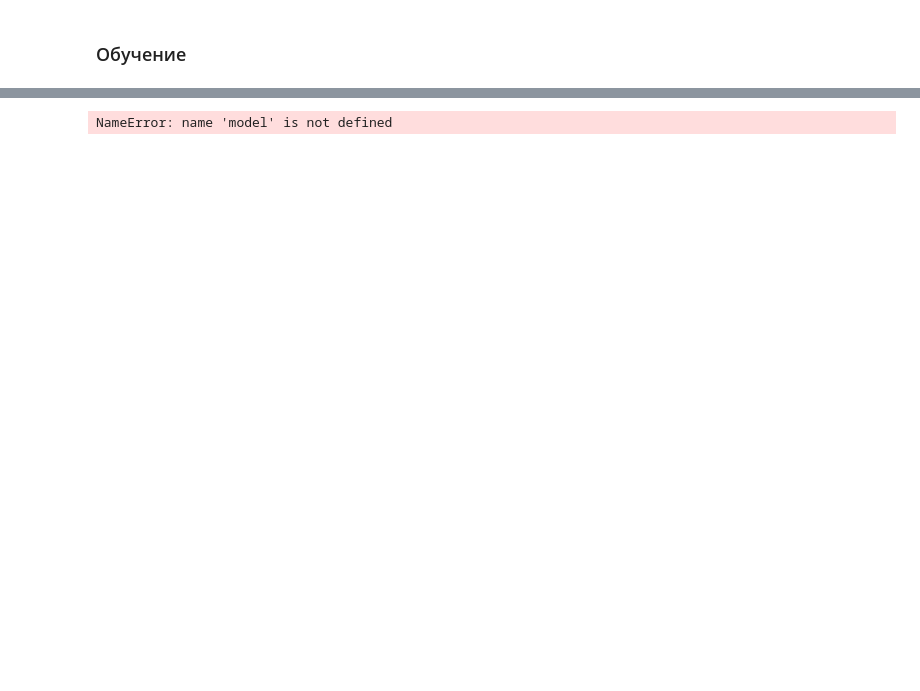
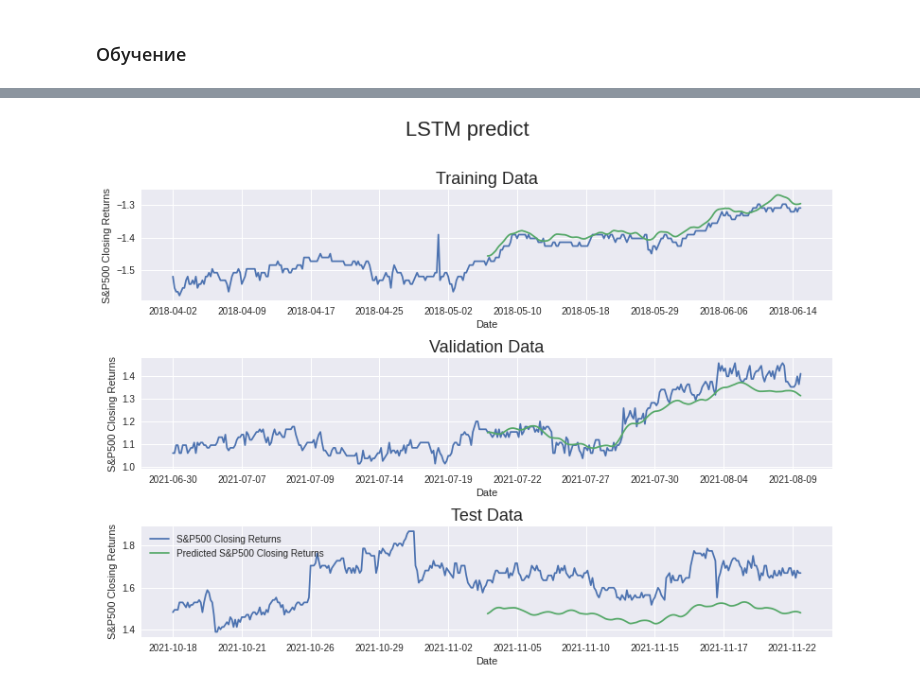
Before and after one commit to NOTfedos/neurorep, a Jupyter notebook: my_final_LSTM.ipynb, the cells around one changed output, grey strips where cells are left out. Saved outputs shown, nothing was run; the diff lists cells and outputs as text; code cells hidden in the pictures; blank space fills up the shorter version.

```diff
--- a/my_final_LSTM.ipynb
+++ b/my_final_LSTM.ipynb
@@ -170,5 +177,5 @@ model.summary()
 
 model.fit(X_train, y_train,
               batch_size=1024,
-              epochs=30,
+              epochs=50,
               validation_data=(X_val, y_val),)
@@ -177,38 +227,46 @@ model.fit(X_train, y_train,
 train_pred = model.predict(X_train)
 val_pred = model.predict(X_val)
 test_pred = model.predict(X_test)
-# %% [output]
-NameError: name 'model' is not defined
 # %%
 '''Display results'''
 
-fig = plt.figure(figsize=(15,15))
-st = fig.suptitle("Moving Average - LSTM Model", fontsize=22)
+fig = plt.figure(figsize=(11,8))
+st = fig.suptitle("LSTM predict", fontsize=22)
 st.set_y(1.02)
 
 #Plot training data results
 ax11 = fig.add_subplot(311)
-ax11.plot(train_data[:int(2*(seq_len-8)), 3], label='IBM Closing Returns')
-ax11.plot(np.arange(seq_len-8, int(2*(seq_len-8))), train_pred[:(seq_len-8)], label='Predicted IBM Closing Returns')
+ax11.plot(train_data[:int(2*(seq_len-8)), 3], label='S&P500 Closing Returns')
+ax11.plot(np.arange(seq_len-8, int(2*(seq_len-8))), train_pred[:(seq_len-8)], label='Predicted S&P500 Closing Returns')
 ax11.set_title("Training Data", fontsize=18)
 ax11.set_xlabel('Date')
 ax11.set_ylabel('S&P500 Closing Returns')
+ax11.set_xticks(range(0, int(2*(seq_len-8)), 42))
+ax11.set_xticklabels([y.date() for y in df['date'].loc[:int(2*(seq_len-8)):42]])
 
 #Plot validation data results
 ax21 = fig.add_subplot(312)
-ax21.plot(val_data[:int(2*(seq_len-8)), 3], label='IBM Closing Returns')
-ax21.plot(np.arange(seq_len-8, int(2*(seq_len-8))),val_pred[:(seq_len-8)], label='Predicted IBM Closing Returns')
+ax21.plot(val_data[:int(2*(seq_len-8)), 3], label='S&P500 Closing Returns')
+ax21.plot(np.arange(seq_len-8, int(2*(seq_len-8))),val_pred[:(seq_len-8)], label='Predicted S&P500 Closing Returns')
 ax21.set_title("Validation Data", fontsize=18)
 ax21.set_xlabel('Date')
 ax21.set_ylabel('S&P500 Closing Returns')
+ax21.set_xticks(range(0, int(2*(seq_len-8)), 42))
+ax21.set_xticklabels([y.date() for y in df['date'].loc[last_20pct:last_20pct+ int(2*(seq_len-8)):42]])
 
 #Plot test data results
 ax31 = fig.add_subplot(313)
-ax31.plot(test_data[:int(2*(seq_len-8)), 3], label='IBM Closing Returns')
-ax31.plot(np.arange(seq_len-8, int(2*(seq_len-8))),test_pred[:(seq_len-8)], label='Predicted IBM Closing Returns')
+ax31.plot(test_data[:int(2*(seq_len-8)), 3], label='S&P500 Closing Returns')
+ax31.plot(np.arange(seq_len-8, int(2*(seq_len-8))),test_pred[:(seq_len-8)], label='Predicted S&P500 Closing Returns')
 ax31.set_title("Test Data", fontsize=18)
 ax31.set_xlabel('Date')
 ax31.set_ylabel('S&P500 Closing Returns')
+ax31.set_xticks(range(0, int(2*(seq_len-8)), 42))
+ax31.set_xticklabels([y.date() for y in df['date'].loc[last_10pct:last_10pct + int(2*(seq_len-8)):42]])
 
 plt.tight_layout()
 plt.legend(loc='best')
+plt.savefig("predict_200_50ep.png", dpi=300)
+plt.show()
+# %% [output]
+[figure, added]
```
Also changed, not shown: parts of 7 cells of this notebook, 1 other file.
